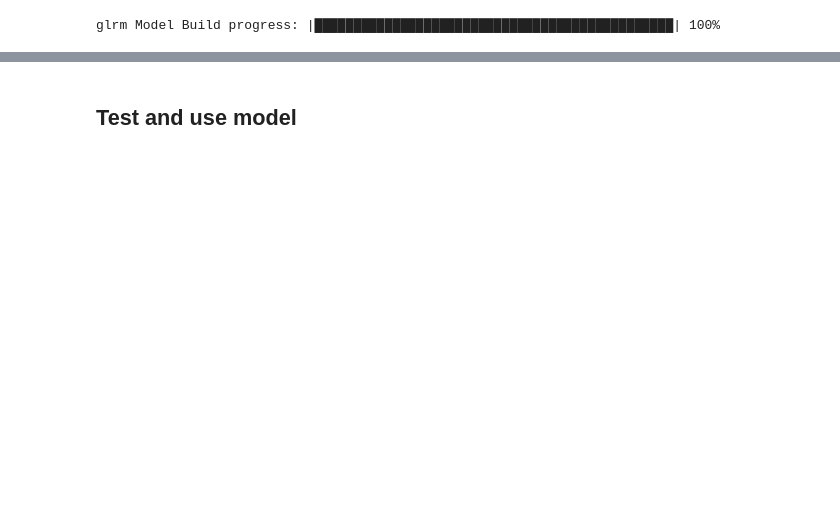
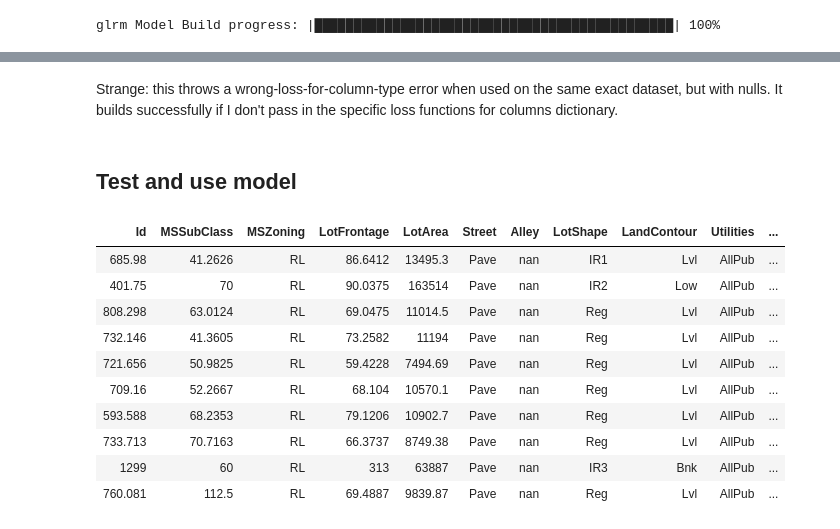
Before and after one commit to wwwslinger/drills, a Jupyter notebook: Thinkful/drills/h2o_test.ipynb, the cells around one changed output, grey strips where cells are left out. Cells and saved outputs as stored; diff of their text form; code cells hidden in the pictures; blank space fills up the shorter version.

```diff
--- a/Thinkful/drills/h2o_test.ipynb
+++ b/Thinkful/drills/h2o_test.ipynb
@@ -325,5 +128,21 @@ glrm Model Build progress: |█████████████████
+# %% [markdown]
+Strange: this throws a wrong-loss-for-column-type error when used on the same exact dataset, but with nulls.  It builds successfully if I don't pass in the specific loss functions for columns dictionary.
 # %% [markdown]
 ## Test and use model
+# %%
+glrmodel_2.proj_archetypes(khous_h2)
+# %% [output]
+| Id | MSSubClass | MSZoning | LotFrontage | LotArea | Street | Alley | LotShape | LandContour | Utilities | ... |
+| 685.98 | 41.2626 | RL | 86.6412 | 13495.3 | Pave | nan | IR1 | Lvl | AllPub | ... |
+| 401.75 | 70 | RL | 90.0375 | 163514 | Pave | nan | IR2 | Low | AllPub | ... |
+| 808.298 | 63.0124 | RL | 69.0475 | 11014.5 | Pave | nan | Reg | Lvl | AllPub | ... |
+| 732.146 | 41.3605 | RL | 73.2582 | 11194 | Pave | nan | Reg | Lvl | AllPub | ... |
+| 721.656 | 50.9825 | RL | 59.4228 | 7494.69 | Pave | nan | Reg | Lvl | AllPub | ... |
+| 709.16 | 52.2667 | RL | 68.104 | 10570.1 | Pave | nan | Reg | Lvl | AllPub | ... |
+| 593.588 | 68.2353 | RL | 79.1206 | 10902.7 | Pave | nan | Reg | Lvl | AllPub | ... |
+| 733.713 | 70.7163 | RL | 66.3737 | 8749.38 | Pave | nan | Reg | Lvl | AllPub | ... |
+| 1299 | 60 | RL | 313 | 63887 | Pave | nan | IR3 | Bnk | AllPub | ... |
+| 760.081 | 112.5 | RL | 69.4887 | 9839.87 | Pave | nan | Reg | Lvl | AllPub | ... |
 # %%
 # Plot objective function value each iteration
 model_score = glrmodel_2.score_history()
```
Also changed, not shown: parts of 42 cells of this notebook.
